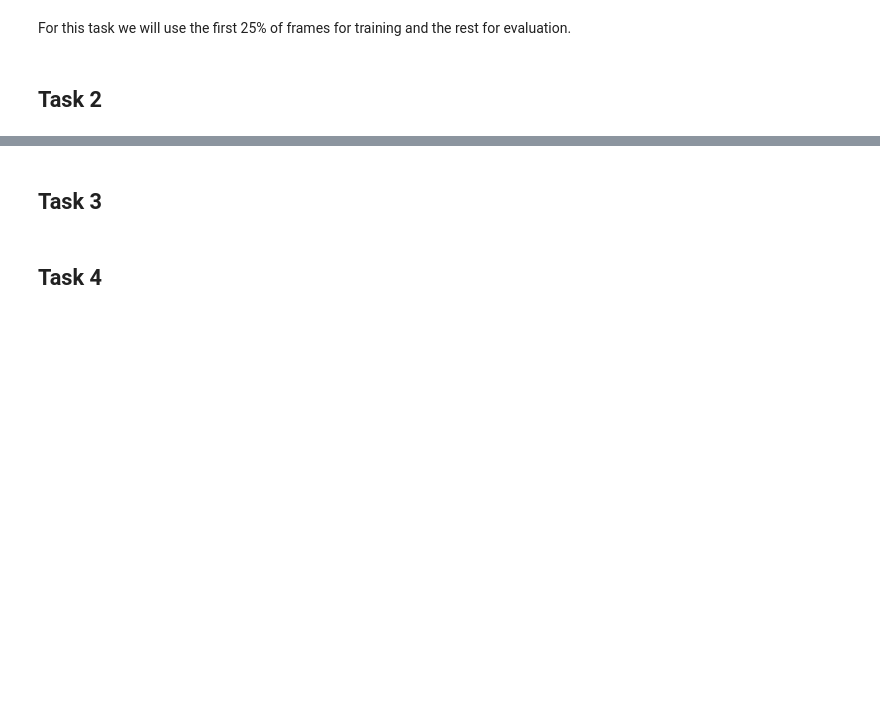
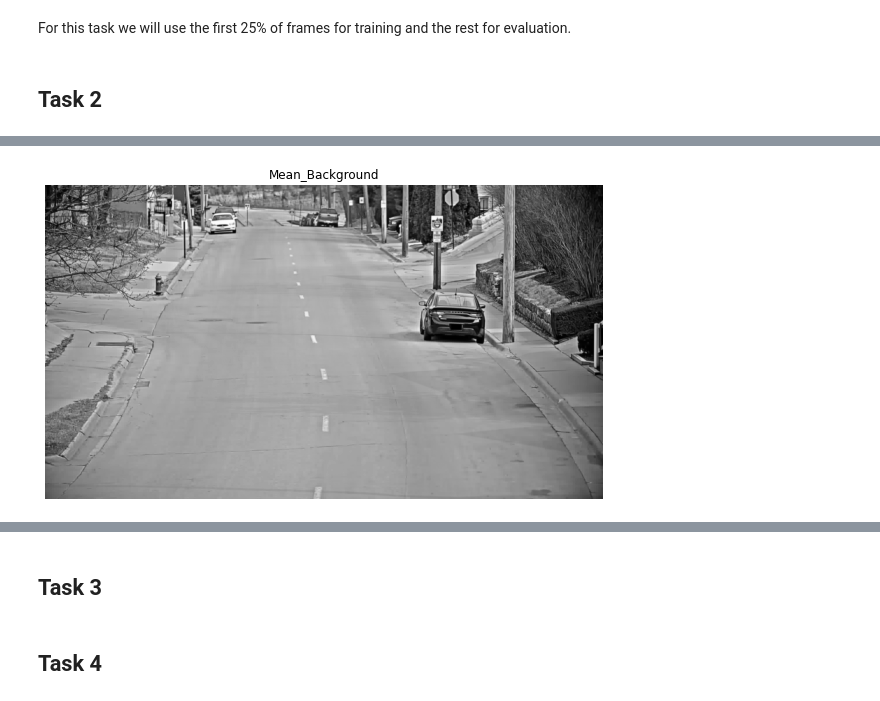
Before and after one commit to mcv-m6-video/mcv-m6-2021-team2, a Jupyter notebook: week2.ipynb, the cells around one changed output, grey strips where cells are left out. Drawn from its saved outputs; the diff is of its cells as text; code cells hidden in the pictures; blank space fills up the shorter version.

```diff
--- a/week2.ipynb
+++ b/week2.ipynb
@@ -45,0 +63,3 @@ For this task we will use the first 25% of frames for training and the rest for
+# %%
+# Get the first 25% of the images for training
+frames = [cv2.imread(str(img_path), cv2.IMREAD_GRAYSCALE) for img_path in FRAMES_LOCATION.glob('*.jpg')]
@@ -45,0 +79,8 @@ For this task we will use the first 25% of frames for training and the rest for
+# %%
+# -- Background Model -- #
+model = AdaptativeBackgroundModel(height, width)
+bg_mean, bg_std = model.estimate_background(training_frames)
+# %%
+plot_img(bg_mean, cmap='gray', title='Mean_Background', save_root=RESULTS_ROOT/'week2')
+# %% [output]
+[figure, added]
```
Also changed, not shown: parts of 15 cells of this notebook, 3 other files.
